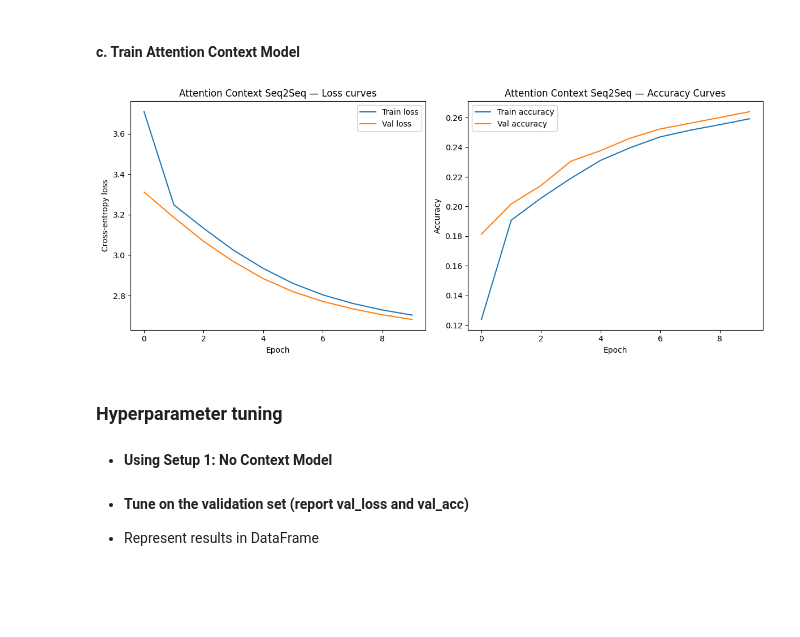
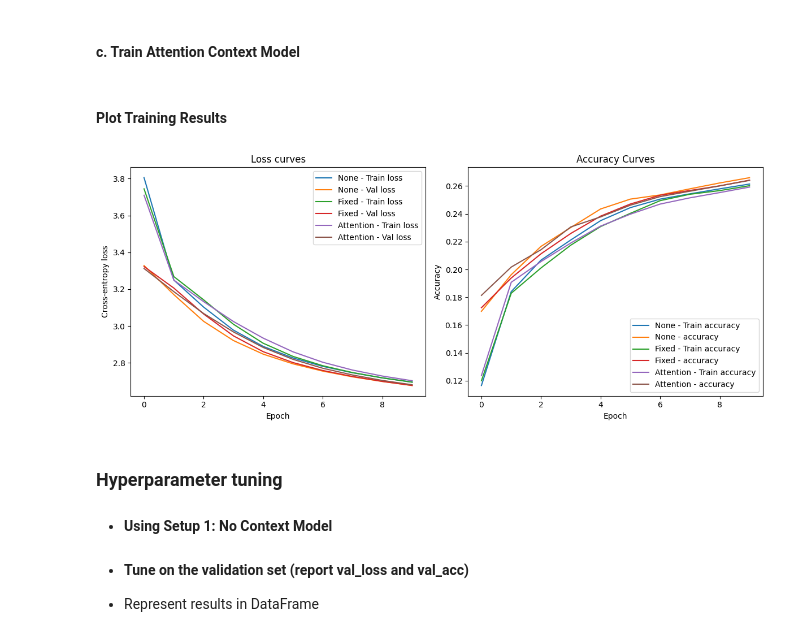
Before and after one commit to traceyomphile/A2, a Jupyter notebook: A2.ipynb, the cells around one changed output. Saved outputs shown, nothing was run; the diff lists cells and outputs as text; code cells hidden in the pictures; blank space fills up the shorter version.

Commit message:
Kaggle Notebook | Grapheme-to-Phoneme Conversion | Version 7

```diff
--- a/A2.ipynb
+++ b/A2.ipynb
@@ -779,21 +787,35 @@ def train_model(model, train_loader: DataLoader, val_loader: DataLoader, lr: flo
 
     return model, history
 # %%
-def plot_results(history, model_name: str):
+def plot_results(nc_hist, fc_hist, ac_hist):
     _, (ax1, ax2) = plt.subplots(1, 2, figsize=(12, 5))
 
-    ax1.plot(history['train_loss'], label='Train loss')
-    ax1.plot(history['val_loss'],   label='Val loss')
+    ax1.plot(nc_hist['train_loss'], label='None - Train loss')
+    ax1.plot(nc_hist['val_loss'],   label='None - Val loss')
+
+    ax1.plot(fc_hist['train_loss'], label='Fixed - Train loss')
+    ax1.plot(fc_hist['val_loss'],   label='Fixed - Val loss')
+
+    ax1.plot(ac_hist['train_loss'], label='Attention - Train loss')
+    ax1.plot(ac_hist['val_loss'],   label='Attention - Val loss')
+
     ax1.set_xlabel('Epoch')
     ax1.set_ylabel('Cross-entropy loss')
-    ax1.set_title(f'{model_name} — Loss curves')
+    ax1.set_title(f'Loss curves')
     ax1.legend()
 
-    ax2.plot(history['train_acc'], label='Train accuracy')
-    ax2.plot(history['val_acc'], label='Val accuracy')
+    ax2.plot(nc_hist['train_acc'], label='None - Train accuracy')
+    ax2.plot(nc_hist['val_acc'], label='None - accuracy')
+
+    ax2.plot(fc_hist['train_acc'], label='Fixed - Train accuracy')
+    ax2.plot(fc_hist['val_acc'], label='Fixed - accuracy')
+
+    ax2.plot(ac_hist['train_acc'], label='Attention - Train accuracy')
+    ax2.plot(ac_hist['val_acc'], label='Attention - accuracy')
+
     ax2.set_xlabel('Epoch')
     ax2.set_ylabel('Accuracy')
-    ax2.set_title(f'{model_name} — Accuracy Curves')
+    ax2.set_title(f'Accuracy Curves')
     ax2.legend()
 
     plt.tight_layout()
@@ -841,11 +853,13 @@ ac_decoder = Decoder(TGT_VOCAB_SIZE, EMB_DIM, HIDDEN_SIZE, context_mode='attn')
 ac_model = Seq2Seq(ac_encoder, ac_decoder)
 
 _, ac_hist = train_model(ac_model, train_dataloader, val_dataloader)
-
-# Plot results
-plot_results(ac_hist, "Attention Context Seq2Seq")
-# %% [output]
-[figure, removed]
+# %% [markdown]
+#### Plot Training Results
+# %%
+# Plot results
+plot_results(nc_hist, fc_hist, ac_hist)
+# %% [output]
+[figure, added]
 # %% [markdown]
 ### Hyperparameter tuning
 * #### Using Setup 1: No Context Model
```
Also changed, not shown: parts of 6 cells of this notebook.
